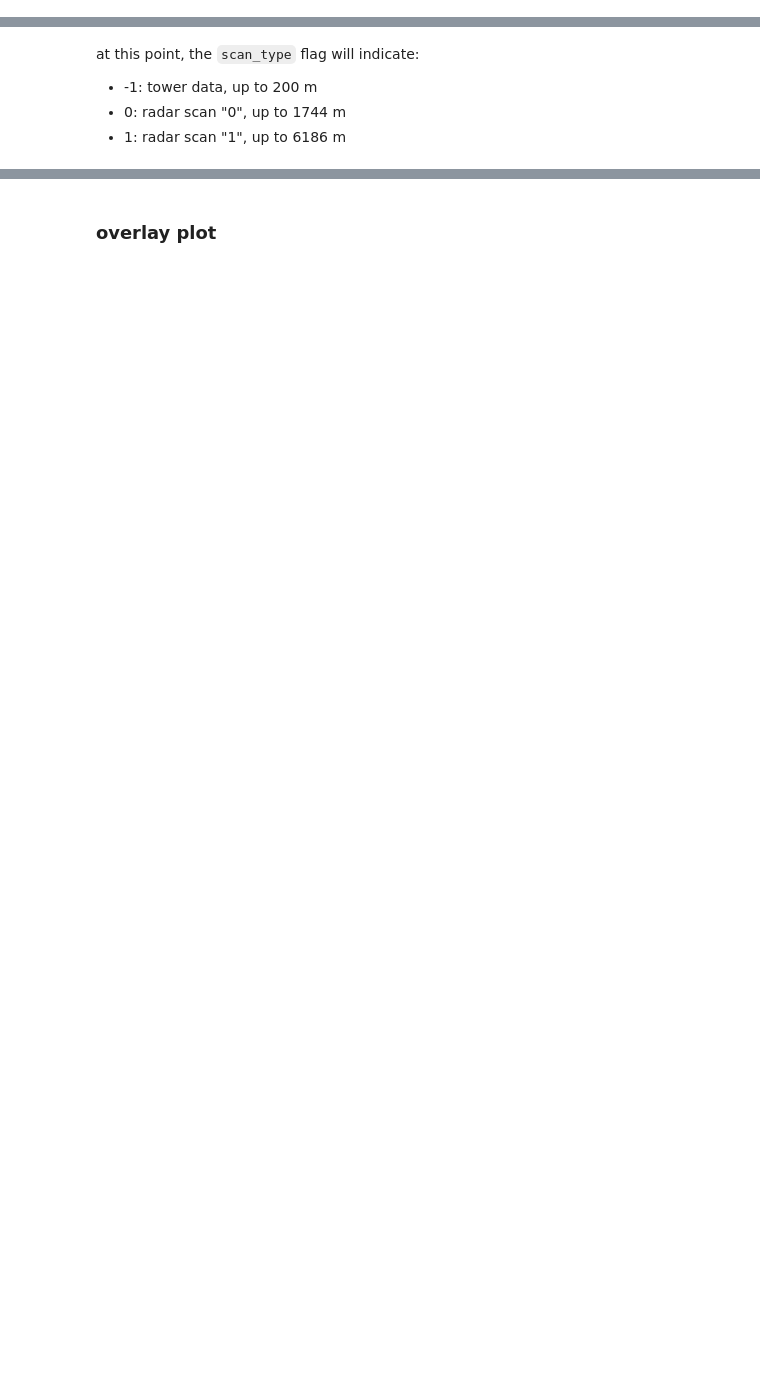
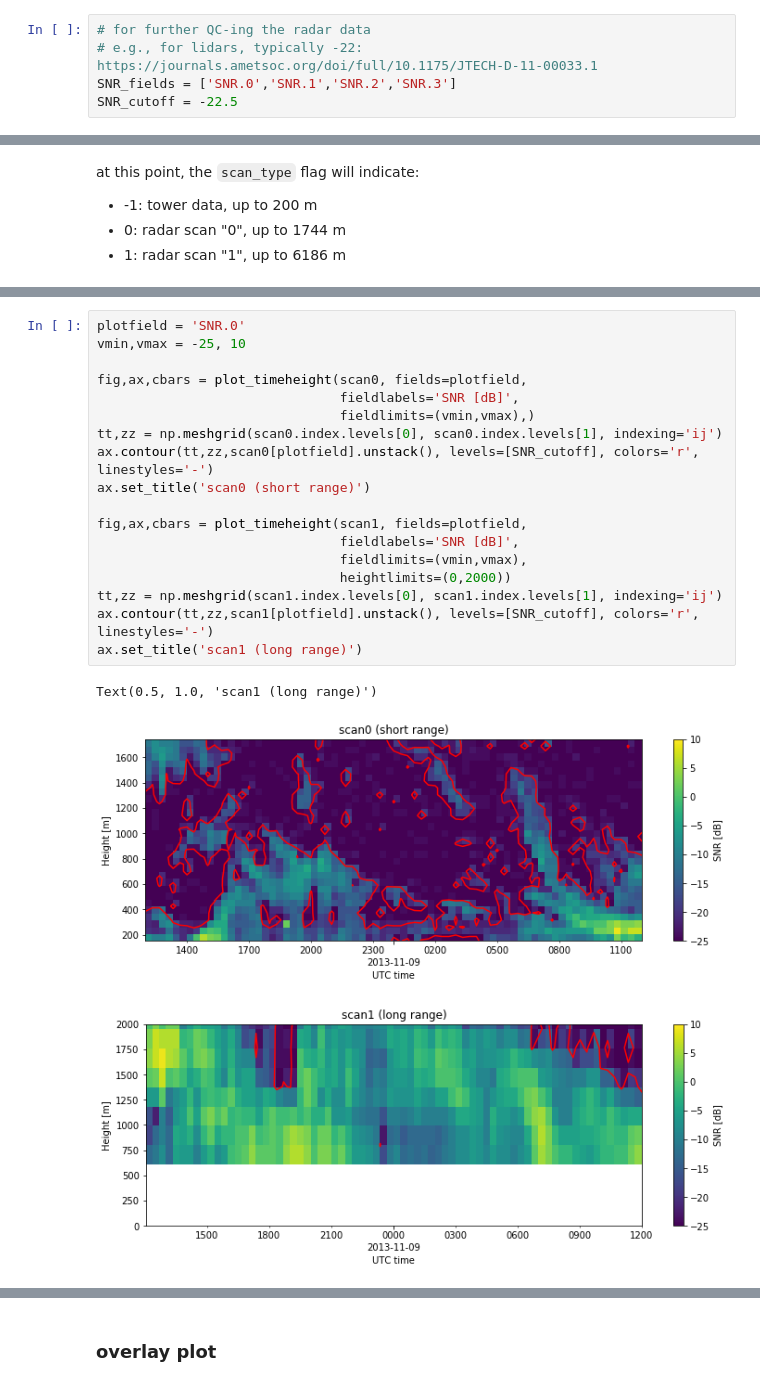
Before and after one commit to a2e-mmc/assessment, a Jupyter notebook: datasets/SWiFT/process_TTU_radar.ipynb, the cells around one changed output, grey strips where cells are left out. Saved outputs shown, nothing was run; the diff lists cells and outputs as text; blank space fills up the shorter version.

```diff
--- a/datasets/SWiFT/process_TTU_radar.ipynb
+++ b/datasets/SWiFT/process_TTU_radar.ipynb
@@ -34,6 +46,11 @@ towerdata = 'data/TTU_tilt_corrected_20131108-09_10min.csv'
 # %%
 # data manually downloaded from DAP
 radardir = 'data/mmc.radar.z01.00'
+# %%
+# for further QC-ing the radar data
+# e.g., for lidars, typically -22: https://journals.ametsoc.org/doi/full/10.1175/JTECH-D-11-00033.1
+SNR_fields = ['SNR.0','SNR.1','SNR.2','SNR.3']
+SNR_cutoff = -22.5
 # %%
 # output data for further analyses
 winds_output = 'data/radar_winds.z01.00_20131108.csv'
@@ -249,0 +316,22 @@ fig.savefig(os.path.join(fig_output,'scan1_20min.png'),
+# %%
+plotfield = 'SNR.0'
+vmin,vmax = -25, 10
+
+fig,ax,cbars = plot_timeheight(scan0, fields=plotfield,
+                               fieldlabels='SNR [dB]',
+                               fieldlimits=(vmin,vmax),)
+tt,zz = np.meshgrid(scan0.index.levels[0], scan0.index.levels[1], indexing='ij')
+ax.contour(tt,zz,scan0[plotfield].unstack(), levels=[SNR_cutoff], colors='r', linestyles='-')
+ax.set_title('scan0 (short range)')
+
+fig,ax,cbars = plot_timeheight(scan1, fields=plotfield,
+                               fieldlabels='SNR [dB]',
+                               fieldlimits=(vmin,vmax),
+                               heightlimits=(0,2000))
+tt,zz = np.meshgrid(scan1.index.levels[0], scan1.index.levels[1], indexing='ij')
+ax.contour(tt,zz,scan1[plotfield].unstack(), levels=[SNR_cutoff], colors='r', linestyles='-')
+ax.set_title('scan1 (long range)')
+# %% [output]
+Text(0.5, 1.0, 'scan1 (long range)')
+[figure, added]
+[figure, added]
```
Also changed, not shown: parts of 74 cells of this notebook.
